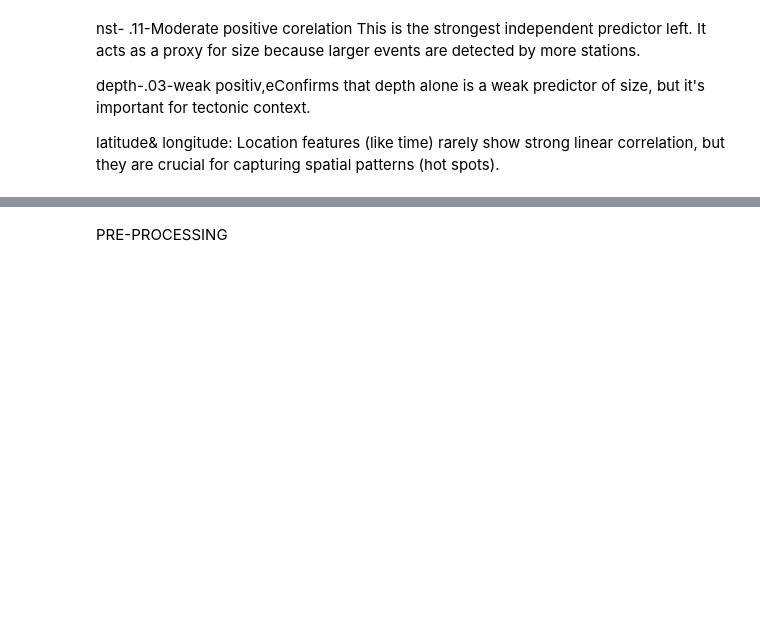
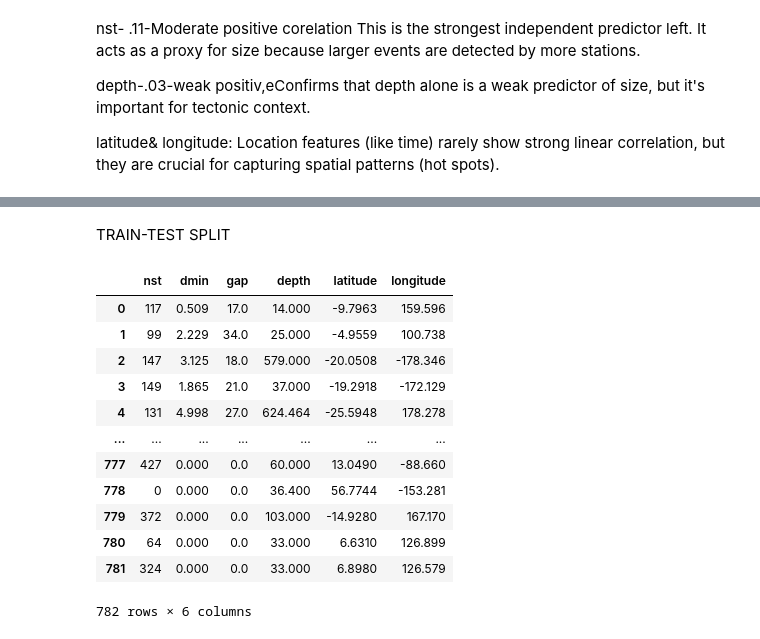
Before and after one commit to Aparna-31/Earthquake-Tsunami-Predictor, a Jupyter notebook: Magnitude Preditor.ipynb, the cells around one changed output, grey strips where cells are left out. Cells and saved outputs as stored; diff of their text form; code cells hidden in the pictures; blank space fills up the shorter version.

Commit message:
Models Tried

```diff
--- a/Magnitude Preditor.ipynb
+++ b/Magnitude Preditor.ipynb
@@ -182,3 +176,5 @@ nst- .11-Moderate positive corelation This is the strongest independent predicto
 depth-.03-weak positiv,eConfirms that depth alone is a weak predictor of size, but it's important for tectonic context.
 
 latitude& longitude: Location features (like time) rarely show strong linear correlation, but they are crucial for capturing spatial patterns (hot spots).
+# %%
+data.drop('sig', axis=1, inplace=True)
@@ -185,2 +190,23 @@ latitude& longitude: Location features (like time) rarely show strong linear cor
 # %% [markdown]
-PRE-PROCESSING
+TRAIN-TEST SPLIT
+# %%
+from sklearn.model_selection import train_test_split
+X=data.drop('magnitude', axis=1)
+y=data['magnitude']
+X_train, X_test, y_train, y_test = train_test_split(X, y, test_size=0.2, random_state=42)
+# %%
+X
+# %% [output]
+|  | nst | dmin | gap | depth | latitude | longitude |
+| 0 | 117 | 0.509 | 17.0 | 14.000 | -9.7963 | 159.596 |
+| 1 | 99 | 2.229 | 34.0 | 25.000 | -4.9559 | 100.738 |
+| 2 | 147 | 3.125 | 18.0 | 579.000 | -20.0508 | -178.346 |
+| 3 | 149 | 1.865 | 21.0 | 37.000 | -19.2918 | -172.129 |
+| 4 | 131 | 4.998 | 27.0 | 624.464 | -25.5948 | 178.278 |
+| ... | ... | ... | ... | ... | ... | ... |
+| 777 | 427 | 0.000 | 0.0 | 60.000 | 13.0490 | -88.660 |
+| 778 | 0 | 0.000 | 0.0 | 36.400 | 56.7744 | -153.281 |
+| 779 | 372 | 0.000 | 0.0 | 103.000 | -14.9280 | 167.170 |
+| 780 | 64 | 0.000 | 0.0 | 33.000 | 6.6310 | 126.899 |
+| 781 | 324 | 0.000 | 0.0 | 33.000 | 6.8980 | 126.579 |
+782 rows × 6 columns
```
Also changed, not shown: parts of 10 cells of this notebook.
